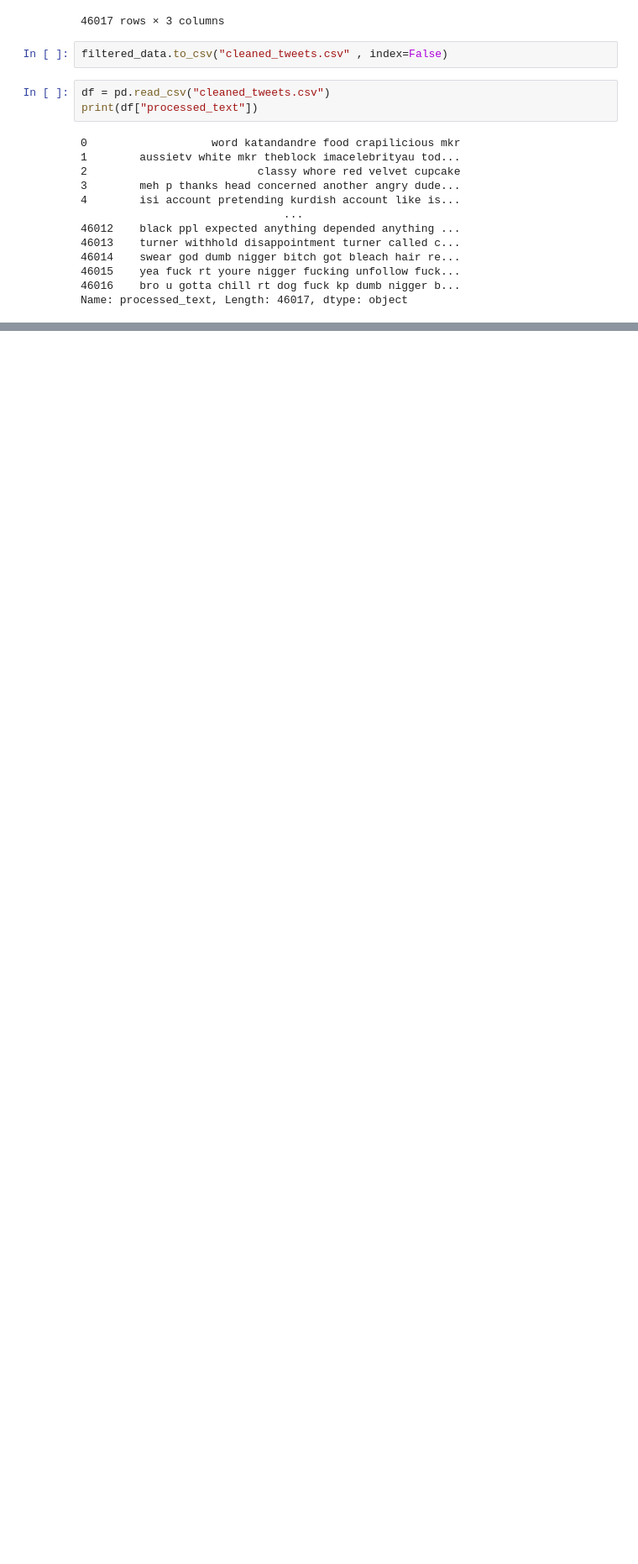
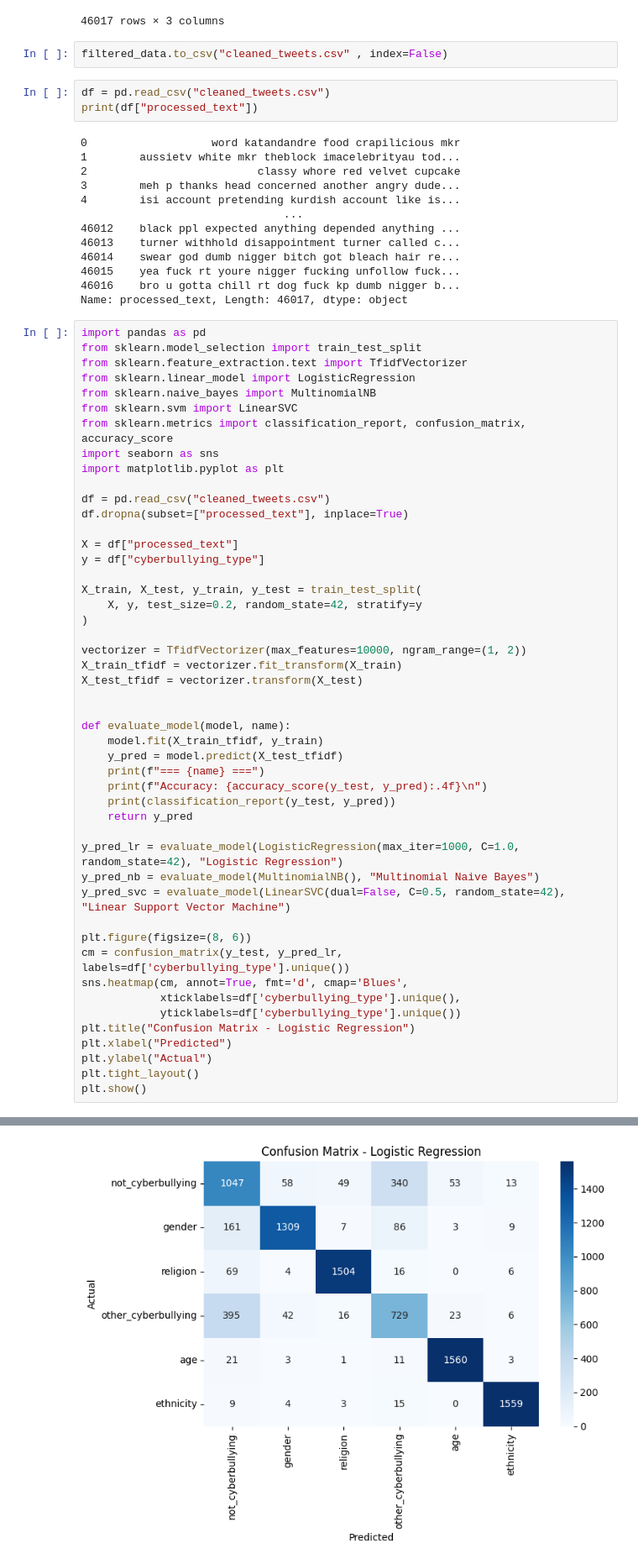
Before and after one commit to bhushan-rathod3/CyberBullying-Detection, a Jupyter notebook: cyberbullying.ipynb, the cells around one changed output, grey strips where cells are left out. Shown at 84% size. Drawn from its saved outputs; the diff is of its cells as text; blank space fills up the shorter version.

Commit message:
Exploring performance of different models

```diff
--- a/cyberbullying.ipynb
+++ b/cyberbullying.ipynb
@@ -217,3 +217,52 @@ print(df["processed_text"])
 46015    yea fuck rt youre nigger fucking unfollow fuck...
 46016    bro u gotta chill rt dog fuck kp dumb nigger b...
 Name: processed_text, Length: 46017, dtype: object
+# %%
+import pandas as pd
+from sklearn.model_selection import train_test_split
+from sklearn.feature_extraction.text import TfidfVectorizer
+from sklearn.linear_model import LogisticRegression
+from sklearn.naive_bayes import MultinomialNB
+from sklearn.svm import LinearSVC
+from sklearn.metrics import classification_report, confusion_matrix, accuracy_score
+import seaborn as sns
+import matplotlib.pyplot as plt
+
+df = pd.read_csv("cleaned_tweets.csv")
+df.dropna(subset=["processed_text"], inplace=True)
+
+X = df["processed_text"]
+y = df["cyberbullying_type"]
+
+X_train, X_test, y_train, y_test = train_test_split(
+    X, y, test_size=0.2, random_state=42, stratify=y
+)
+
+vectorizer = TfidfVectorizer(max_features=10000, ngram_range=(1, 2))
+X_train_tfidf = vectorizer.fit_transform(X_train)
+X_test_tfidf = vectorizer.transform(X_test)
+
+
+def evaluate_model(model, name):
+    model.fit(X_train_tfidf, y_train)
+    y_pred = model.predict(X_test_tfidf)
+    print(f"=== {name} ===")
+    print(f"Accuracy: {accuracy_score(y_test, y_pred):.4f}\n")
+    print(classification_report(y_test, y_pred))
+    return y_pred
+
+y_pred_lr = evaluate_model(LogisticRegression(max_iter=1000, C=1.0, random_state=42), "Logistic Regression")
+y_pred_nb = evaluate_model(MultinomialNB(), "Multinomial Naive Bayes")
+y_pred_svc = evaluate_model(LinearSVC(dual=False, C=0.5, random_state=42), "Linear Support Vector Machine")
+
+plt.figure(figsize=(8, 6))
+cm = confusion_matrix(y_test, y_pred_lr, labels=df['cyberbullying_type'].unique())
+sns.heatmap(cm, annot=True, fmt='d', cmap='Blues',
+            xticklabels=df['cyberbullying_type'].unique(),
+            yticklabels=df['cyberbullying_type'].unique())
+plt.title("Confusion Matrix - Logistic Regression")
+plt.xlabel("Predicted")
+plt.ylabel("Actual")
+plt.tight_layout()
+plt.show()
+# %% [output]
@@ -219,0 +286 @@ Name: processed_text, Length: 46017, dtype: object
+[figure, added]
```
Also changed, not shown: parts of 2 cells of this notebook.
